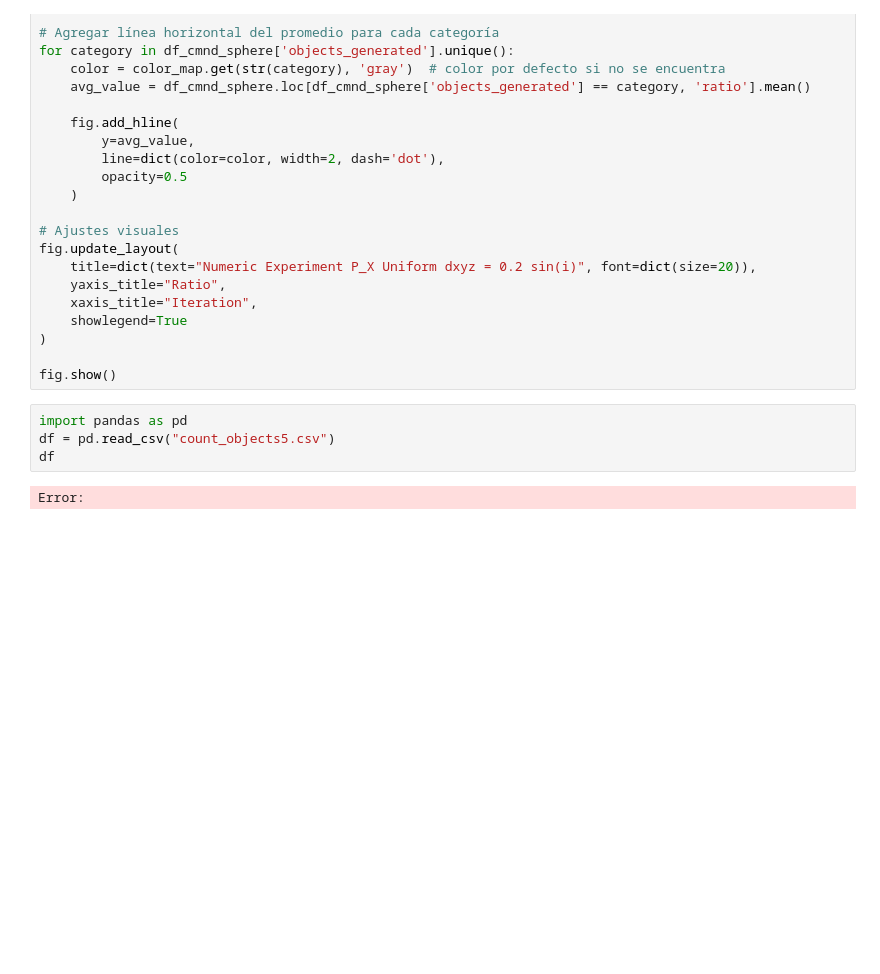
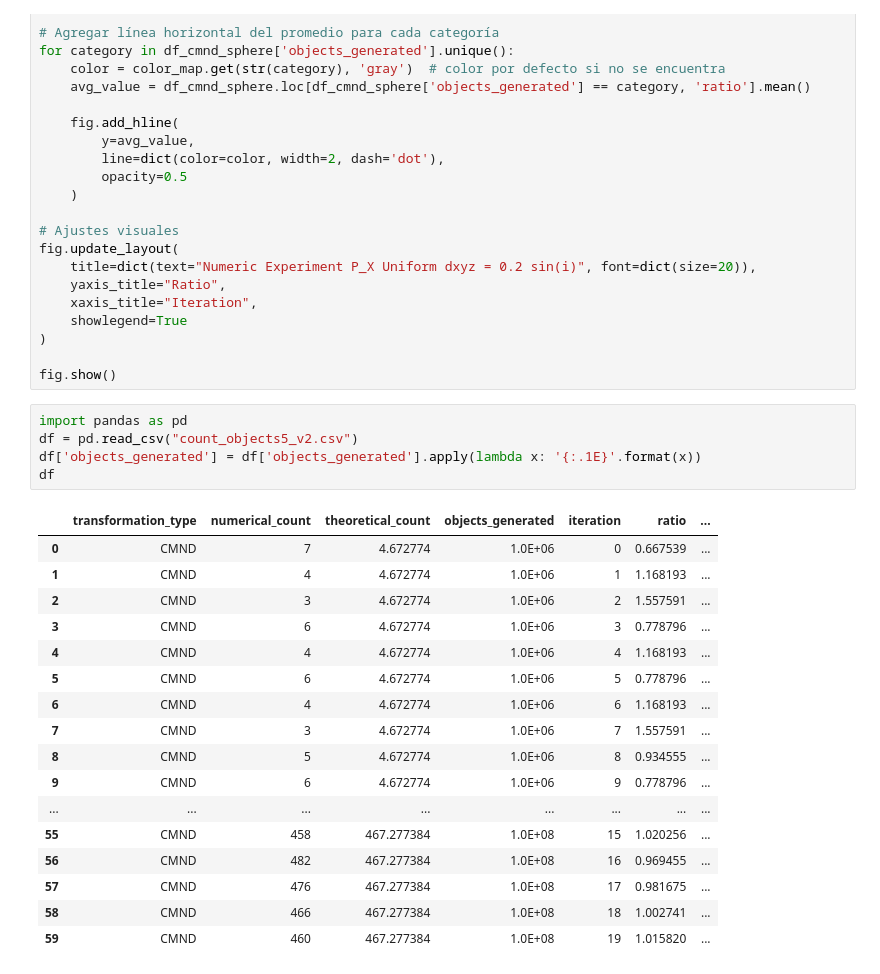
Before and after one commit to JuanitaAgudelo/TesisRepo, a Jupyter notebook: jacobian_calculations/random_variable_counts.ipynb, the cells around one changed output. Cells and saved outputs as stored; diff of their text form; blank space fills up the shorter version.

```diff
--- a/jacobian_calculations/random_variable_counts.ipynb
+++ b/jacobian_calculations/random_variable_counts.ipynb
@@ -369,7 +468,24 @@ fig.update_layout(
 fig.show()
 # %%
 import pandas as pd
-df = pd.read_csv("count_objects5.csv")
+df = pd.read_csv("count_objects5_v2.csv")
+df['objects_generated'] = df['objects_generated'].apply(lambda x: '{:.1E}'.format(x))
 df
 # %% [output]
-Error:
+|  | transformation_type | numerical_count | theoretical_count | objects_generated | iteration | ratio | ... |
+| 0 | CMND | 7 | 4.672774 | 1.0E+06 | 0 | 0.667539 | ... |
+| 1 | CMND | 4 | 4.672774 | 1.0E+06 | 1 | 1.168193 | ... |
+| 2 | CMND | 3 | 4.672774 | 1.0E+06 | 2 | 1.557591 | ... |
+| 3 | CMND | 6 | 4.672774 | 1.0E+06 | 3 | 0.778796 | ... |
+| 4 | CMND | 4 | 4.672774 | 1.0E+06 | 4 | 1.168193 | ... |
+| 5 | CMND | 6 | 4.672774 | 1.0E+06 | 5 | 0.778796 | ... |
+| 6 | CMND | 4 | 4.672774 | 1.0E+06 | 6 | 1.168193 | ... |
+| 7 | CMND | 3 | 4.672774 | 1.0E+06 | 7 | 1.557591 | ... |
+| 8 | CMND | 5 | 4.672774 | 1.0E+06 | 8 | 0.934555 | ... |
+| 9 | CMND | 6 | 4.672774 | 1.0E+06 | 9 | 0.778796 | ... |
+| ... | ... | ... | ... | ... | ... | ... | ... |
+| 55 | CMND | 458 | 467.277384 | 1.0E+08 | 15 | 1.020256 | ... |
+| 56 | CMND | 482 | 467.277384 | 1.0E+08 | 16 | 0.969455 | ... |
+| 57 | CMND | 476 | 467.277384 | 1.0E+08 | 17 | 0.981675 | ... |
+| 58 | CMND | 466 | 467.277384 | 1.0E+08 | 18 | 1.002741 | ... |
+| 59 | CMND | 460 | 467.277384 | 1.0E+08 | 19 | 1.015820 | ... |
```
Also changed, not shown: parts of 4 cells of this notebook, 2 other files.
